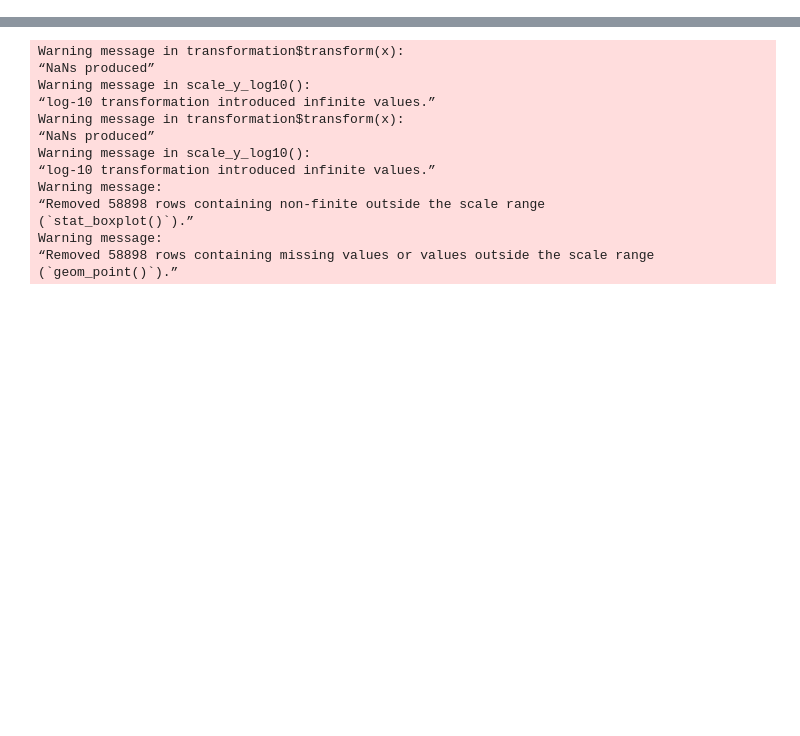
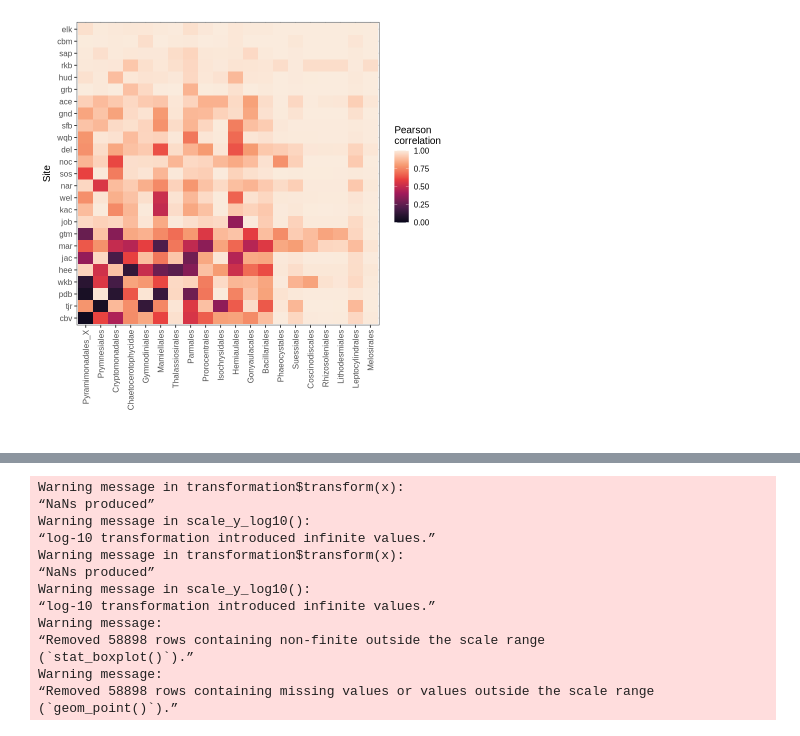
Before and after one commit to akrinos/2026-krinos-metaT-informed, a Jupyter notebook: model_notebooks/nerrs_compare.ipynb, the cells around one changed output, grey strips where cells are left out. Cells and saved outputs as stored; diff of their text form; code cells hidden in the pictures; blank space fills up the shorter version.

```diff
--- a/model_notebooks/nerrs_compare.ipynb
+++ b/model_notebooks/nerrs_compare.ipynb
@@ -13,0 +100,13 @@ nerrs_merged=nerrs_metaT %>%
+# %%
+for_tile = corr_res %>% dplyr::filter(!(taxon%in%c("nitrogen","phosphorus","zoop"))) %>%
+       dplyr::arrange(corr)
+ggplot(for_tile)+
+    geom_tile(aes(x=factor(taxon,levels=unique(taxon)),
+                  y=factor(site,levels=unique(site)),fill=corr))+
+    theme_bw(base_size=12) + scale_fill_viridis_c(option = "rocket",
+                                                  limits = c(0, 1),direction = 1,
+                                                  name="Pearson\ncorrelation") +
+    theme(axis.text.x = element_text(angle = 90, vjust = 0.5, hjust=1)) +
+    ylab("Site") + xlab("")
+# %% [output]
+[figure, added]
```
Also changed, not shown: parts of 19 cells of this notebook, 6 other files.
